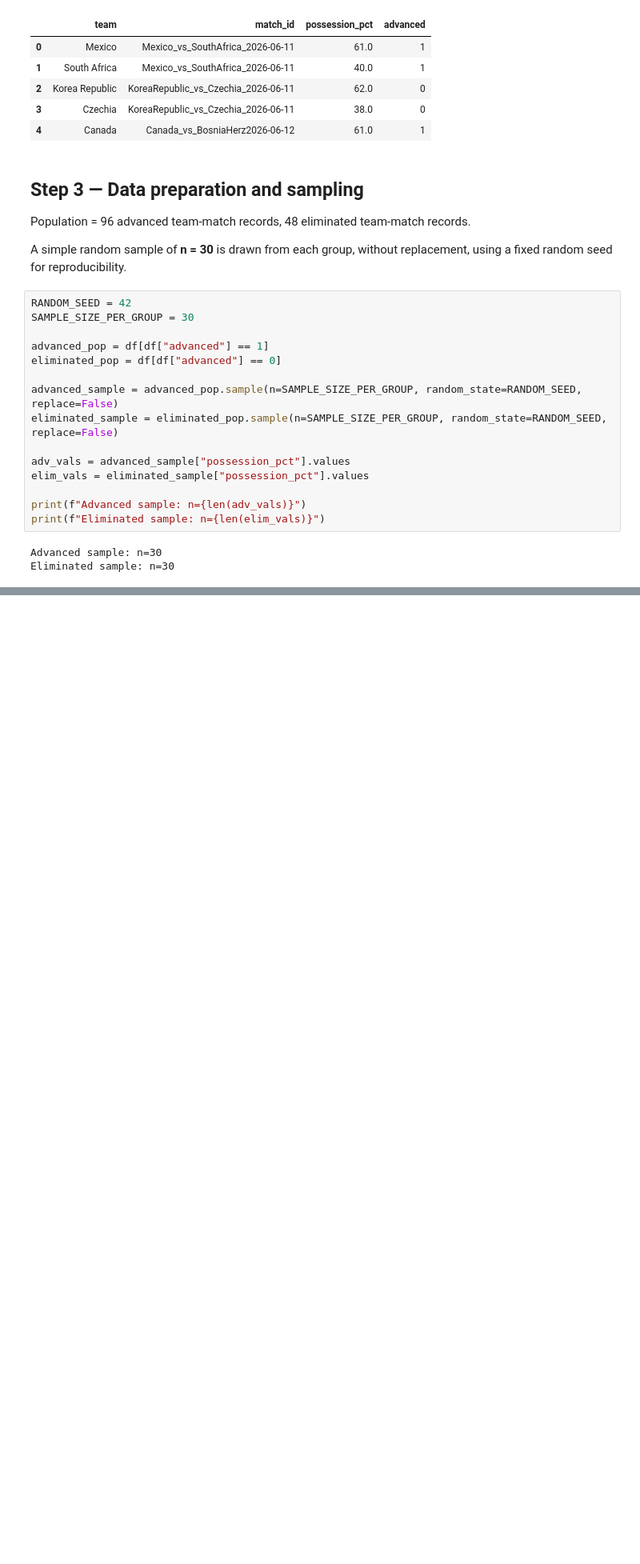
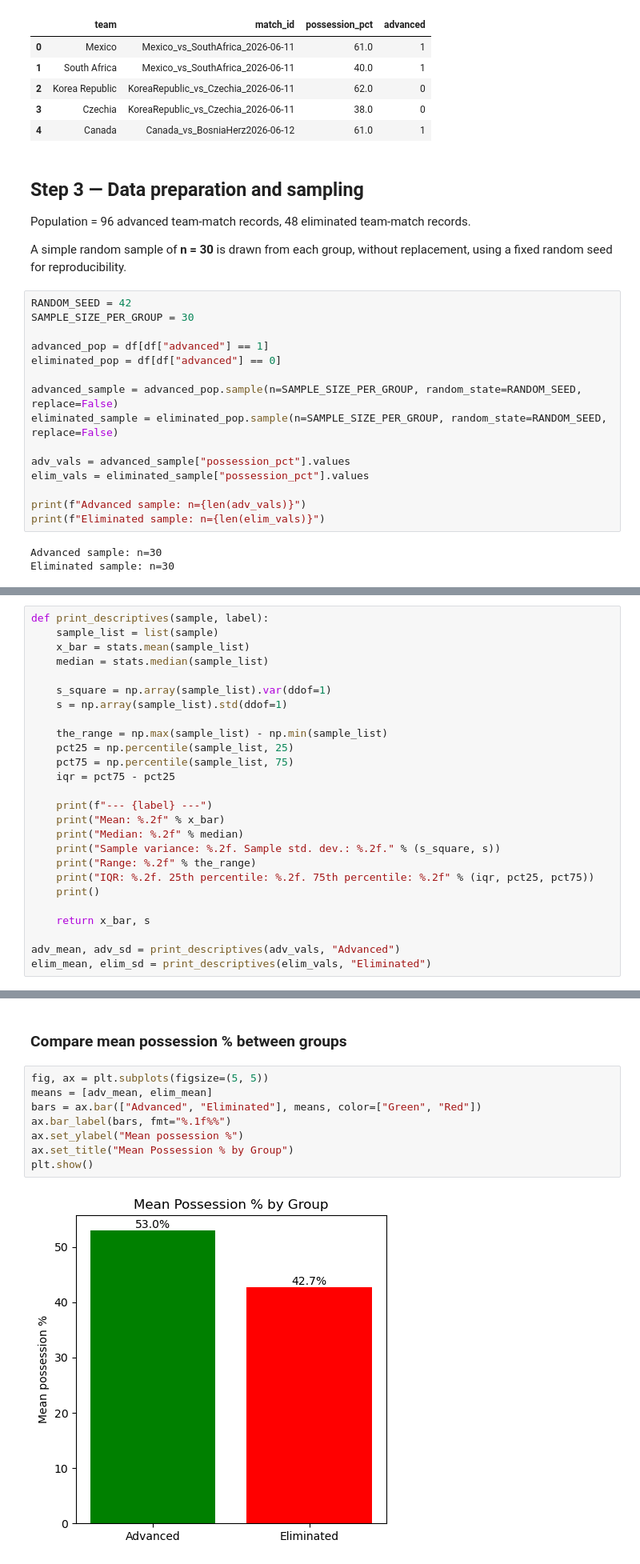
Before and after one commit to ashoktamang002/fifa-wc2026-possession-analysis, a Jupyter notebook: notebooks/Analysis.ipynb, the cells around one changed output, grey strips where cells are left out. Shown at 80% size. Drawn from its saved outputs; the diff is of its cells as text; blank space fills up the shorter version.

```diff
--- a/notebooks/Analysis.ipynb
+++ b/notebooks/Analysis.ipynb
@@ -109,0 +117,26 @@ Eliminated sample: n=30
+# %%
+def print_descriptives(sample, label):
+    sample_list = list(sample)
+    x_bar = stats.mean(sample_list)
+    median = stats.median(sample_list)
+
+    s_square = np.array(sample_list).var(ddof=1)
+    s = np.array(sample_list).std(ddof=1)
+
+    the_range = np.max(sample_list) - np.min(sample_list)
+    pct25 = np.percentile(sample_list, 25)
+    pct75 = np.percentile(sample_list, 75)
+    iqr = pct75 - pct25
+
+    print(f"--- {label} ---")
+    print("Mean: %.2f" % x_bar)
+    print("Median: %.2f" % median)
+    print("Sample variance: %.2f. Sample std. dev.: %.2f." % (s_square, s))
+    print("Range: %.2f" % the_range)
+    print("IQR: %.2f. 25th percentile: %.2f. 75th percentile: %.2f" % (iqr, pct25, pct75))
+    print()
+
+    return x_bar, s
+
+adv_mean, adv_sd = print_descriptives(adv_vals, "Advanced")
+elim_mean, elim_sd = print_descriptives(elim_vals, "Eliminated")
@@ -109,0 +169,12 @@ Eliminated sample: n=30
+# %% [markdown]
+### Compare mean possession % between groups
+# %%
+fig, ax = plt.subplots(figsize=(5, 5))
+means = [adv_mean, elim_mean]
+bars = ax.bar(["Advanced", "Eliminated"], means, color=["Green", "Red"])
+ax.bar_label(bars, fmt="%.1f%%")
+ax.set_ylabel("Mean possession %")
+ax.set_title("Mean Possession % by Group")
+plt.show()
+# %% [output]
+[figure, added]
```
Also changed, not shown: parts of 7 cells of this notebook.
